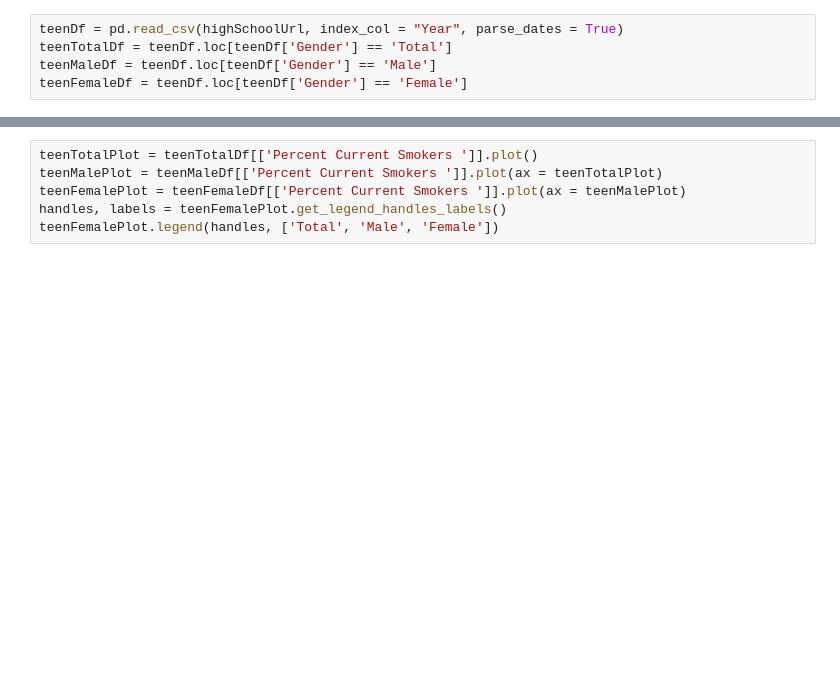
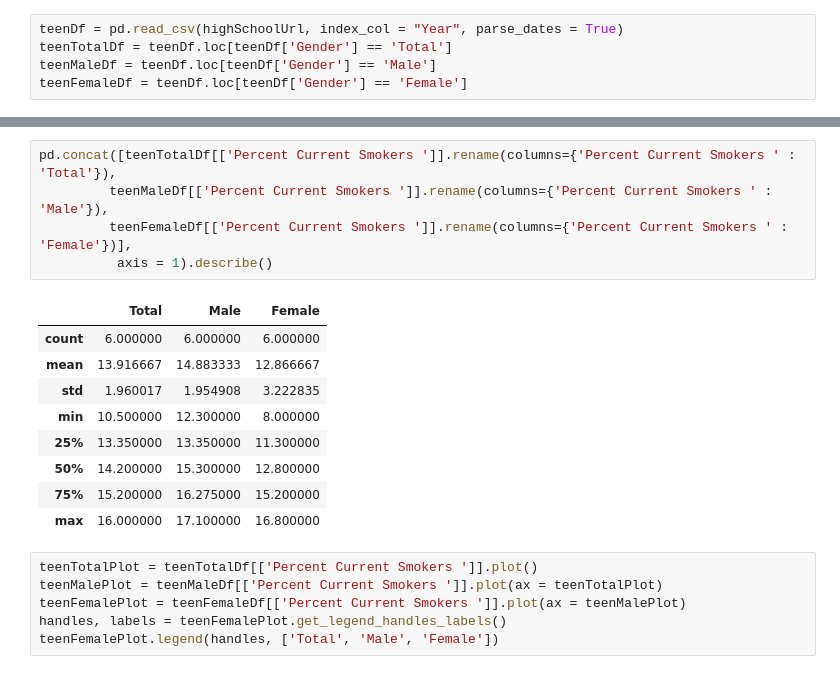
Before and after one commit to jrobison93/SSE691-Python-Project-2, a Jupyter notebook: Project 2.ipynb, the cells around one changed output, grey strips where cells are left out. Cells and saved outputs as stored; diff of their text form; blank space fills up the shorter version.

```diff
--- a/Project 2.ipynb
+++ b/Project 2.ipynb
@@ -101,3 +216,18 @@ teenFemaleDf.describe()
+# %%
+pd.concat([teenTotalDf[['Percent Current Smokers ']].rename(columns={'Percent Current Smokers ' : 'Total'}),
+         teenMaleDf[['Percent Current Smokers ']].rename(columns={'Percent Current Smokers ' : 'Male'}),
+         teenFemaleDf[['Percent Current Smokers ']].rename(columns={'Percent Current Smokers ' : 'Female'})],
+          axis = 1).describe()
+# %% [output]
+|  | Total | Male | Female |
+| count | 6.000000 | 6.000000 | 6.000000 |
+| mean | 13.916667 | 14.883333 | 12.866667 |
+| std | 1.960017 | 1.954908 | 3.222835 |
+| min | 10.500000 | 12.300000 | 8.000000 |
+| 25% | 13.350000 | 13.350000 | 11.300000 |
+| 50% | 14.200000 | 15.300000 | 12.800000 |
+| 75% | 15.200000 | 16.275000 | 15.200000 |
+| max | 16.000000 | 17.100000 | 16.800000 |
 # %%
 teenTotalPlot = teenTotalDf[['Percent Current Smokers ']].plot()
 teenMalePlot = teenMaleDf[['Percent Current Smokers ']].plot(ax = teenTotalPlot)
```
Also changed, not shown: parts of 19 cells of this notebook.
